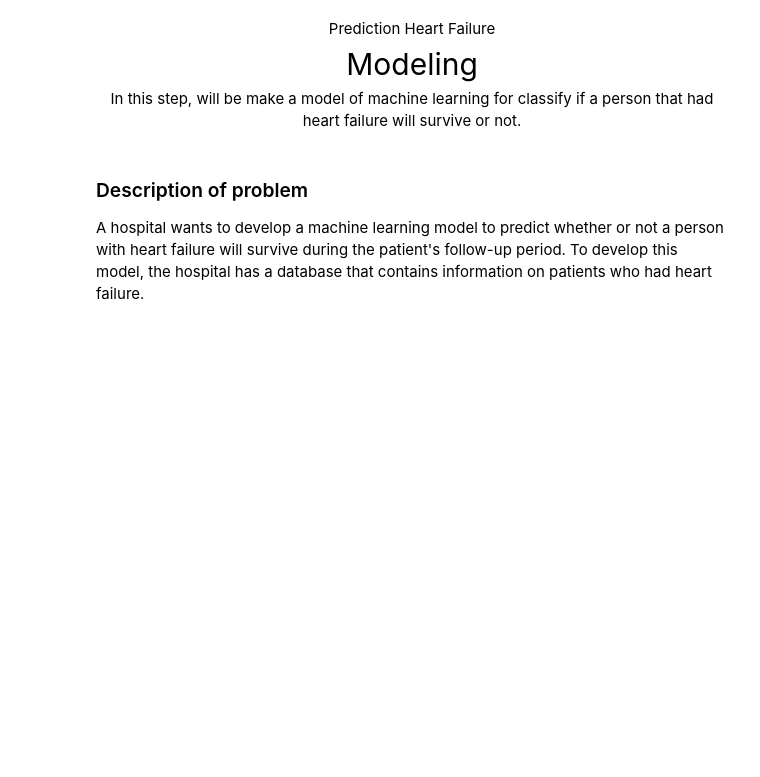
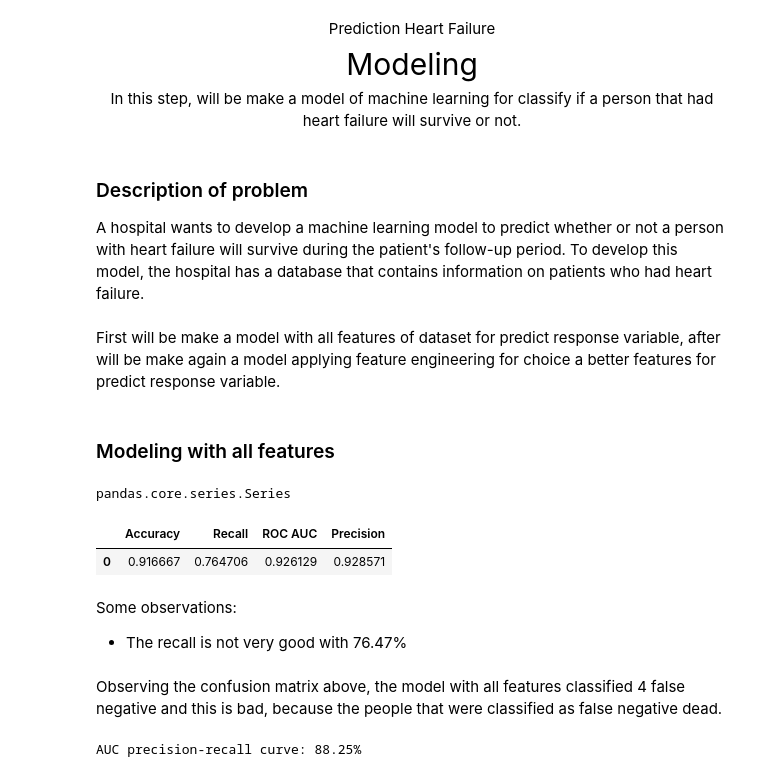
Before and after one commit to Fabio-luiz-sousa/prediction_heart_failure, a Jupyter notebook: modeling/modeling.ipynb, the cells around one changed output. Drawn from its saved outputs; the diff is of its cells as text; code cells hidden in the pictures; blank space fills up the shorter version.

Commit message:
update modeling

```diff
--- a/modeling/modeling.ipynb
+++ b/modeling/modeling.ipynb
@@ -25,6 +27,10 @@ y = df['DEATH_EVENT']
 # %%
 # Separating in train and test
 X_train,X_test,y_train,y_test = train_test_split(X,y,test_size=0.2,random_state=24)
+# %% [markdown]
+First will be make a model with all features of dataset for predict response variable, after will be make again a model applying feature engineering for choice a better features for predict response variable.
+# %% [markdown]
+### Modeling with all features
 # %%
 #appling onehotencoding in the feature sex
 ohe = OneHotEncoder(sparse_output=False)
@@ -33,8 +39,8 @@ X_train_encoded = ohe.fit_transform(X_train['sex'].values.reshape(-1,1))
 X_test_encoded = ohe.transform(X_test['sex'].values.reshape(-1,1))
 
 #convert arrays in dataframe
-X_train_encoded_df = pd.DataFrame(X_train_encoded,columns=ohe.get_feature_names_out())
-X_test_encoded_df = pd.DataFrame(X_test_encoded,columns=ohe.get_feature_names_out())
+X_train_encoded_df = pd.DataFrame(X_train_encoded,columns=ohe.get_feature_names_out(['sex']))
+X_test_encoded_df = pd.DataFrame(X_test_encoded,columns=ohe.get_feature_names_out(['sex']))
 
 #reset index od dataframes train and test
 X_train.reset_index(drop=True,inplace=True)
@@ -43,3 +49,43 @@ X_test.reset_index(drop=True,inplace=True)
 # concating the columns encoded with the original dataframes
 X_train = pd.concat([X_train,X_train_encoded_df],axis=1)
 X_test = pd.concat([X_test,X_test_encoded_df],axis=1)
+
+# drop column sex
+X_train.drop('sex',axis=1,inplace=True)
+X_test.drop('sex',axis=1,inplace=True)
+# %%
+# creating a model
+lr = LogisticRegression(solver='liblinear')
+type(y_train)
+# %% [output]
+pandas.core.series.Series
+# %%
+# avalaibe a model
+# function for avalaibe the model
+def avalaibe_lr(lr: LogisticRegression,X_train: pd.DataFrame,X_test: pd.DataFrame,y_train: pd.Series, y_test: pd.Series) -> pd.DataFrame:
+    # traning a model
+    lr.fit(X_train,y_train)
+    # making predict
+    y_pred = lr.predict(X_test)
+    # calculatinf predicted probabilities
+    y_pred_proba = lr.predict_proba(X_test)
+    # calculating accuracy
+    accuracy = accuracy_score(y_test,y_pred)
+    # calculating recall
+    recall = recall_score(y_test,y_pred)
+    # calculating roc auc
+    roc_auc = roc_auc_score(y_test,y_pred_proba[:,1])
+    # calculating precision
+    precision = precision_score(y_test,y_pred)
+    df_metrics = pd.DataFrame(data=[[accuracy,recall,roc_auc,precision]],columns=['Accuracy','Recall','ROC AUC','Precision'])
+    return df_metrics
+
+df_metrics = avalaibe_lr(lr,X_train,X_test,y_train,y_test)
+# %%
+df_metrics
+# %% [output]
+|  | Accuracy | Recall | ROC AUC | Precision |
+| 0 | 0.916667 | 0.764706 | 0.926129 | 0.928571 |
+# %% [markdown]
+Some observations:
+- The recall is not very good with 76.47%
@@ -45,0 +111,2 @@ X_test = pd.concat([X_test,X_test_encoded_df],axis=1)
+# %% [markdown]
+Observing the confusion matrix above, the model with all features classified 4 false negative and this is bad, because the people that were classified as false negative dead.
@@ -45,0 +128,18 @@ X_test = pd.concat([X_test,X_test_encoded_df],axis=1)
+# %%
+def plot_precision_recall(lr: LogisticRegression,X_train: pd.DataFrame,X_test: pd.DataFrame,y_train: pd.Series,y_test: pd.Series):
+    # traning a model
+    lr.fit(X_train,y_train)
+    # making predict
+    y_pred_proba = lr.predict_proba(X_test)
+    precision,recall,threshold = precision_recall_curve(y_test,y_pred_proba[:,1])
+
+    fig = go.Figure()
+    fig.add_trace(go.Scatter(x=recall,y=precision,mode='lines+markers',marker_color='#453F78',marker_symbol='x',marker_size=0))
+    fig.update_xaxes(title='Recall',linecolor='silver')
+    fig.update_yaxes(title='Precision',linecolor='silver')
+    fig.update_layout(title='Precision-recall Curve',template='simple_white',width=800,font_family='RockWell')
+    fig.show()
+    print(f'AUC precision-recall curve: {auc(recall,precision):.2%}')
+plot_precision_recall(lr,X_train,X_test,y_train,y_test)
+# %% [output]
+AUC precision-recall curve: 88.25%
```
Also changed, not shown: parts of 4 cells of this notebook.
